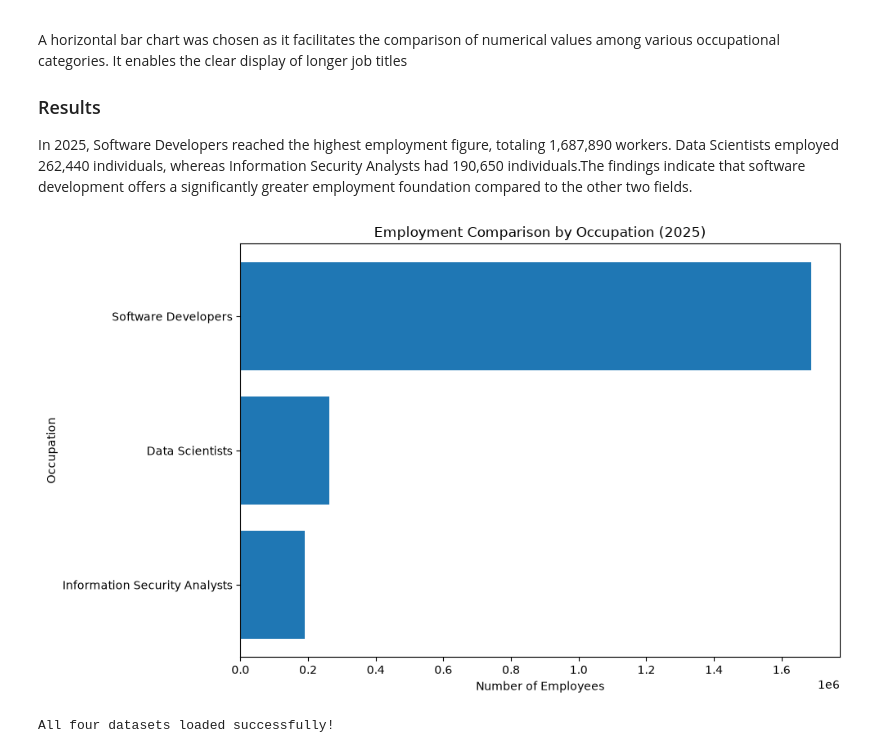
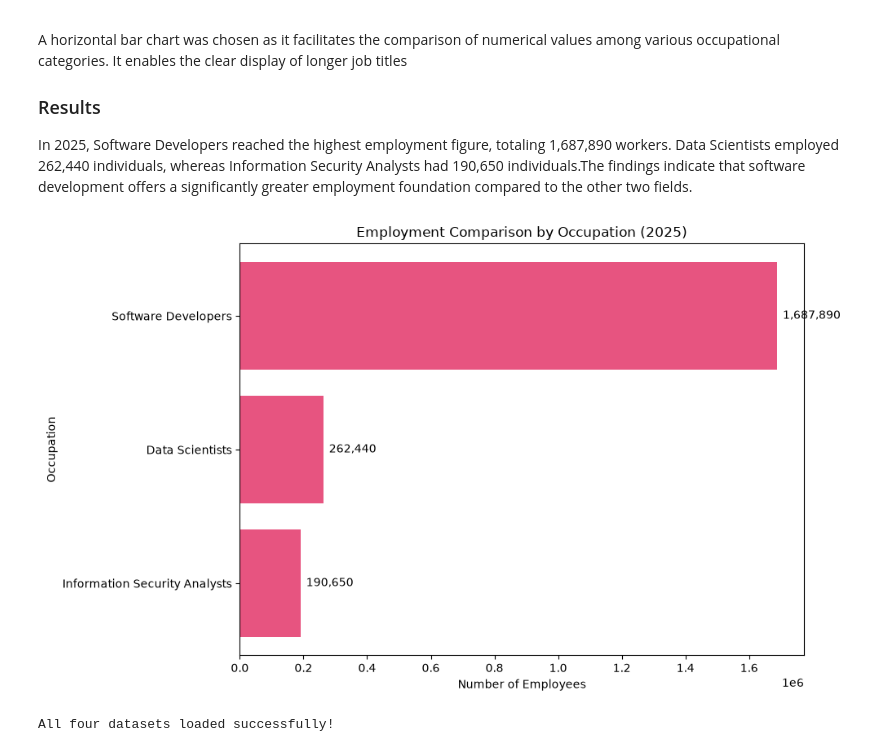
Before and after one commit to Onyinyechukwu24/AIEmployment-Visualisation-2023078, a Jupyter notebook: AI_Employment_Visualisation_ .ipynb, the cells around one changed output. Cells and saved outputs as stored; diff of their text form; code cells hidden in the pictures.

Commit message:
visualtion 2n done of 2025
Style employment comparison chart in pink

```diff
--- a/AI_Employment_Visualisation_ .ipynb
+++ b/AI_Employment_Visualisation_ .ipynb
@@ -425,30 +425,40 @@ In 2025, Software Developers reached the highest employment figure, totaling 1,6
 # %%
 # Visualisation 2: Employment comparison by occupation in 2025
 
 employment_2025 = comparison_df[
     comparison_df["Year"] == 2025
 ].copy()
 
 employment_2025 = employment_2025.sort_values(
     by="Employment",
     ascending=True
 )
 
 plt.figure(figsize=(10, 6))
 
-plt.barh(
+bars = plt.barh(
     employment_2025["Occupation"],
-    employment_2025["Employment"]
+    employment_2025["Employment"],
+    color="#E75480"
+)
+
+plt.bar_label(
+    bars,
+    labels=[
+        f"{value:,.0f}"
+        for value in employment_2025["Employment"]
+    ],
+    padding=5
 )
 
 plt.title("Employment Comparison by Occupation (2025)")
 plt.xlabel("Number of Employees")
 plt.ylabel("Occupation")
 
 plt.tight_layout()
 plt.show()
 # %% [output]
-[figure, old version]
+[figure, new version]
 # %%
 # Load the four BLS employment datasets
 
```
